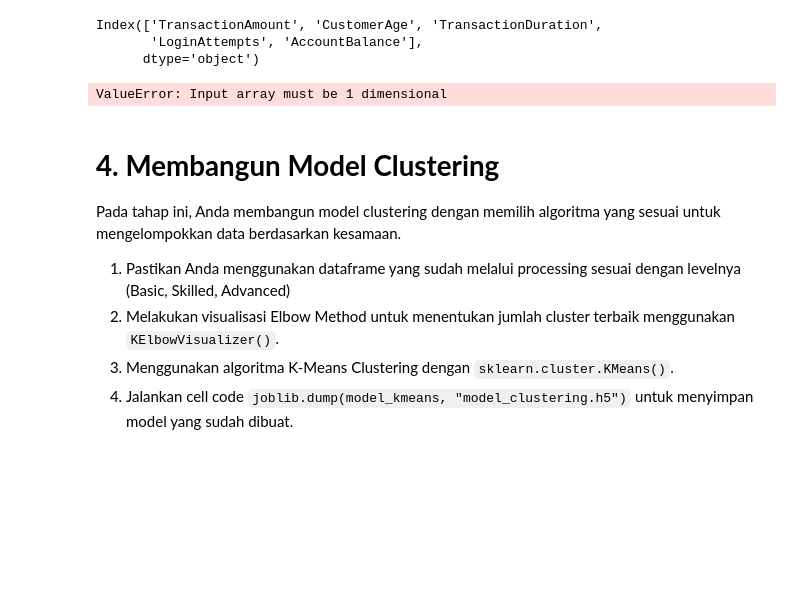
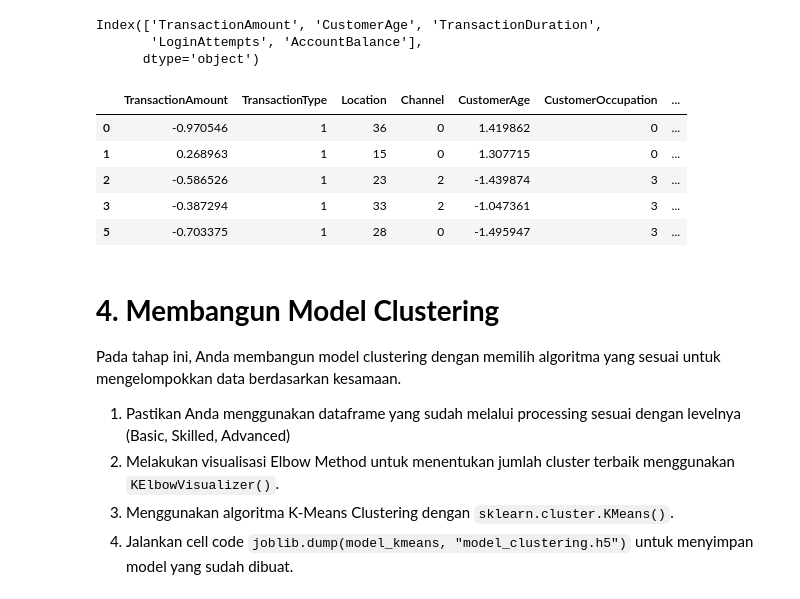
Before and after one commit to Bjirka13/Dicoding---AI-Engineer---Completion, a Jupyter notebook: AI Engineer/Notebook/[Clustering]_Submission_Akhir_BMLP_Frans Christiopan Hutapea.ipynb, the cells around one changed output. Saved outputs shown, nothing was run; the diff lists cells and outputs as text; code cells hidden in the pictures; blank space fills up the shorter version.

```diff
--- a/AI Engineer/Notebook/[Clustering]_Submission_Akhir_BMLP_Your_Name.ipynb
+++ b/AI Engineer/Notebook/[Clustering]_Submission_Akhir_BMLP_Frans Christiopan Hutapea.ipynb
@@ -498,39 +498,46 @@ Index(['TransactionAmount', 'CustomerAge', 'TransactionDuration',
 # %%
 # Melakukan binning data berdasarkan kondisi rentang nilai pada fitur numerik,
 # lakukan pada satu sampai dua fitur numerik.
 # Silahkan lakukan encode hasil binning tersebut menggunakan LabelEncoder.
 # Pastikan kamu mengerjakan tahapan ini pada satu cell.
 
 ### MULAI CODE ###
 
 # Tentukan kolom numerik yang ingin Anda kelompokkan
 col_to_bin = ['CustomerAge', 'TransactionAmount', 'TransactionDuration', 'LoginAttempts', 'AccountBalance']  # (Isi dengan 'CustomerAge' atau kolom numerik lain)
 
+encoder = {}
+
 # Tentukan nama untuk kolom kategori baru
 for col in col_to_bin:
-  new_col_name = f'{col_to_bin}_Bin'
+    new_col_name = f'{col_to_bin}_Bin'
 
 # Tentukan label untuk 3 grup (Anda dapat menentukan nama label-nya sendiri)
 # Mulai dari rendah --> sedang --> tinggi
-bin_labels = ['Rendah', 'Sedang', 'Tinggi']
+    bin_labels = ['Rendah', 'Sedang', 'Tinggi']
 
 # Gunakan 'pd.qcut' untuk membagi data menjadi 3 kelompok
-df[new_col_name] = pd.qcut(df[col_to_bin], q=3, labels=bin_labels, duplicates='drop')
+    df[new_col_name] = pd.qcut(df[col], q=3, duplicates='drop')
 
 # Lakukan Label Encoding pada kolom baru ini agar menjadi numerik
-label_encoder = LabelEncoder()
-df[new_col_name] = label_encoder.fit_transform(df[new_col_name])
+    label_encoder = LabelEncoder()
+    df[new_col_name] = label_encoder.fit_transform(df[new_col_name].astype(str))
 
 # Simpan encoder dan tambahkan nama kolom baru ke 'categorical_cols'
-encoders[new_col_name] = label_encoder
-categorical_cols.extend([new_col_name])
+    encoders[new_col_name] = label_encoder
+    categorical_cols.append([new_col_name])
 
 # Tampilkan 5 baris pertama untuk memverifikasi
 df.head()
 
 ### SELESAI CODE ###
 # %% [output]
-ValueError: Input array must be 1 dimensional
+|  | TransactionAmount | TransactionType | Location | Channel | CustomerAge | CustomerOccupation | ... |
+| 0 | -0.970546 | 1 | 36 | 0 | 1.419862 | 0 | ... |
+| 1 | 0.268963 | 1 | 15 | 0 | 1.307715 | 0 | ... |
+| 2 | -0.586526 | 1 | 23 | 2 | -1.439874 | 3 | ... |
+| 3 | -0.387294 | 1 | 33 | 2 | -1.047361 | 3 | ... |
+| 5 | -0.703375 | 1 | 28 | 0 | -1.495947 | 3 | ... |
 # %% [markdown]
 # **4. Membangun Model Clustering**
 Pada tahap ini, Anda membangun model clustering dengan memilih algoritma yang sesuai untuk mengelompokkan data berdasarkan kesamaan.
```
Also changed, not shown: parts of 8 cells of this notebook.
